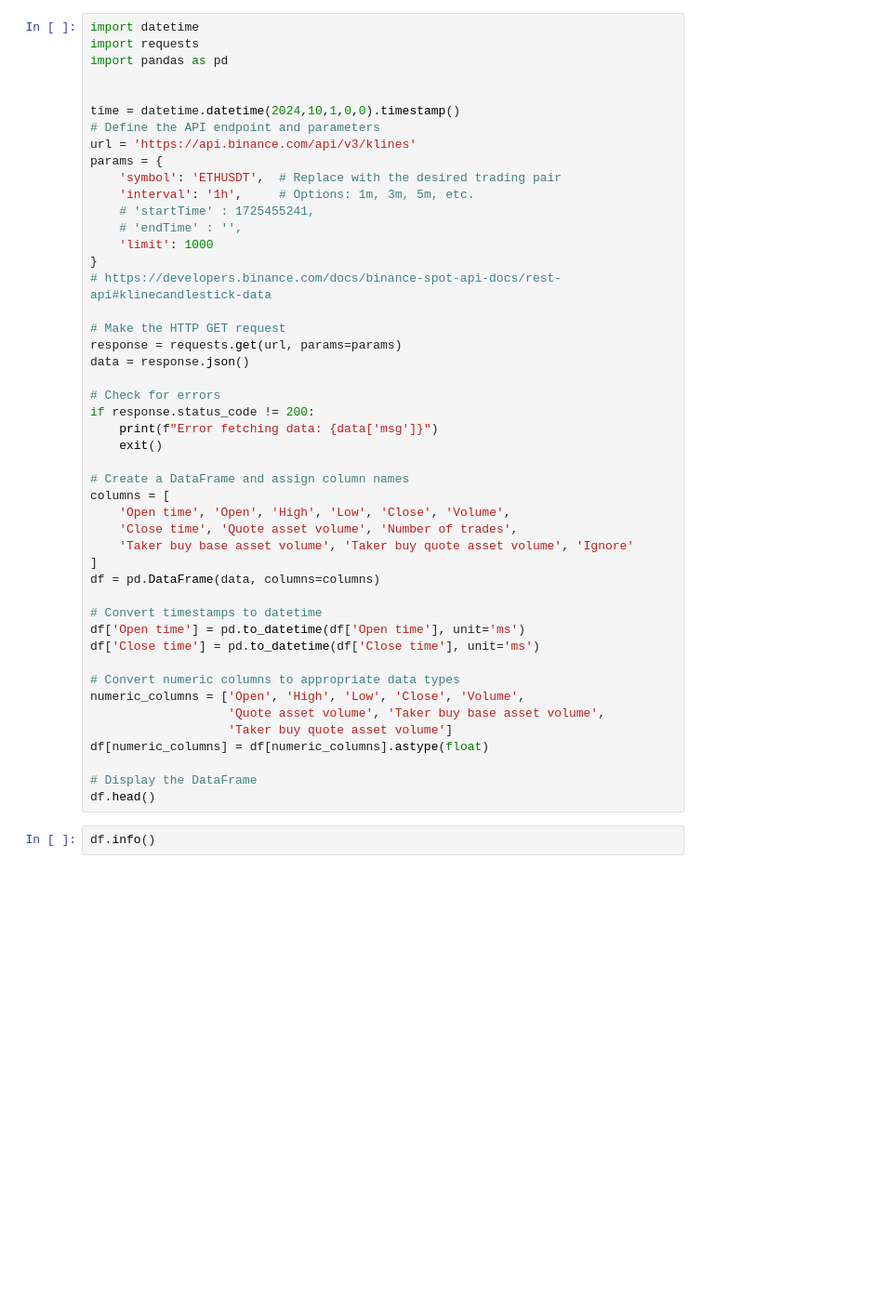
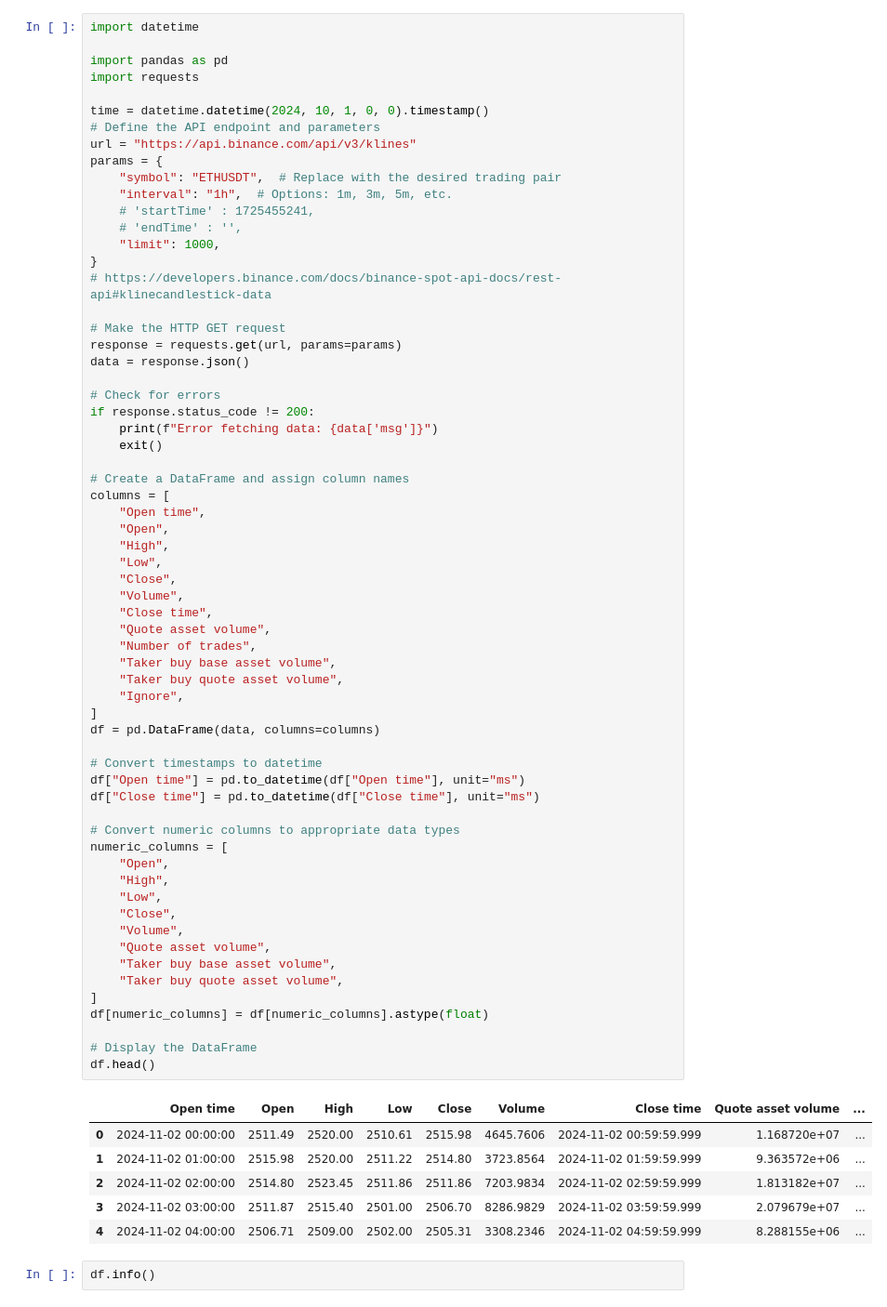
Before and after one commit to paveletto99/ml-stuff, a Jupyter notebook: notebooks/LSTM-ohlcv-forecast.ipynb, the cells around one changed output. Shown at 93% size. Drawn from its saved outputs; the diff is of its cells as text; blank space fills up the shorter version.

```diff
--- a/LSTM-ohlcv-forecast.ipynb
+++ b/notebooks/LSTM-ohlcv-forecast.ipynb
@@ -1,50 +1,73 @@
 # %%
 import datetime
+
+import pandas as pd
 import requests
-import pandas as pd
 
-
-time = datetime.datetime(2024,10,1,0,0).timestamp()
+time = datetime.datetime(2024, 10, 1, 0, 0).timestamp()
 # Define the API endpoint and parameters
-url = 'https://api.binance.com/api/v3/klines'
+url = "https://api.binance.com/api/v3/klines"
 params = {
-    'symbol': 'ETHUSDT',  # Replace with the desired trading pair
-    'interval': '1h',     # Options: 1m, 3m, 5m, etc.
+    "symbol": "ETHUSDT",  # Replace with the desired trading pair
+    "interval": "1h",  # Options: 1m, 3m, 5m, etc.
     # 'startTime' : 1725455241,
     # 'endTime' : '',
-    'limit': 1000
+    "limit": 1000,
 }
 # https://developers.binance.com/docs/binance-spot-api-docs/rest-api#klinecandlestick-data
 
 # Make the HTTP GET request
 response = requests.get(url, params=params)
 data = response.json()
 
 # Check for errors
 if response.status_code != 200:
     print(f"Error fetching data: {data['msg']}")
     exit()
 
 # Create a DataFrame and assign column names
 columns = [
-    'Open time', 'Open', 'High', 'Low', 'Close', 'Volume',
-    'Close time', 'Quote asset volume', 'Number of trades',
-    'Taker buy base asset volume', 'Taker buy quote asset volume', 'Ignore'
+    "Open time",
+    "Open",
+    "High",
+    "Low",
+    "Close",
+    "Volume",
+    "Close time",
+    "Quote asset volume",
+    "Number of trades",
+    "Taker buy base asset volume",
+    "Taker buy quote asset volume",
+    "Ignore",
 ]
 df = pd.DataFrame(data, columns=columns)
 
 # Convert timestamps to datetime
-df['Open time'] = pd.to_datetime(df['Open time'], unit='ms')
-df['Close time'] = pd.to_datetime(df['Close time'], unit='ms')
+df["Open time"] = pd.to_datetime(df["Open time"], unit="ms")
+df["Close time"] = pd.to_datetime(df["Close time"], unit="ms")
 
 # Convert numeric columns to appropriate data types
-numeric_columns = ['Open', 'High', 'Low', 'Close', 'Volume',
-                   'Quote asset volume', 'Taker buy base asset volume',
-                   'Taker buy quote asset volume']
+numeric_columns = [
+    "Open",
+    "High",
+    "Low",
+    "Close",
+    "Volume",
+    "Quote asset volume",
+    "Taker buy base asset volume",
+    "Taker buy quote asset volume",
+]
 df[numeric_columns] = df[numeric_columns].astype(float)
 
 # Display the DataFrame
 df.head()
+# %% [output]
+|  | Open time | Open | High | Low | Close | Volume | Close time | Quote asset volume | ... |
+| 0 | 2024-11-02 00:00:00 | 2511.49 | 2520.00 | 2510.61 | 2515.98 | 4645.7606 | 2024-11-02 00:59:59.999 | 1.168720e+07 | ... |
+| 1 | 2024-11-02 01:00:00 | 2515.98 | 2520.00 | 2511.22 | 2514.80 | 3723.8564 | 2024-11-02 01:59:59.999 | 9.363572e+06 | ... |
+| 2 | 2024-11-02 02:00:00 | 2514.80 | 2523.45 | 2511.86 | 2511.86 | 7203.9834 | 2024-11-02 02:59:59.999 | 1.813182e+07 | ... |
+| 3 | 2024-11-02 03:00:00 | 2511.87 | 2515.40 | 2501.00 | 2506.70 | 8286.9829 | 2024-11-02 03:59:59.999 | 2.079679e+07 | ... |
+| 4 | 2024-11-02 04:00:00 | 2506.71 | 2509.00 | 2502.00 | 2505.31 | 3308.2346 | 2024-11-02 04:59:59.999 | 8.288155e+06 | ... |
 # %%
 df.info()
 # %% [output]
```
Also changed, not shown: parts of 8 cells of this notebook, 32 other files.
